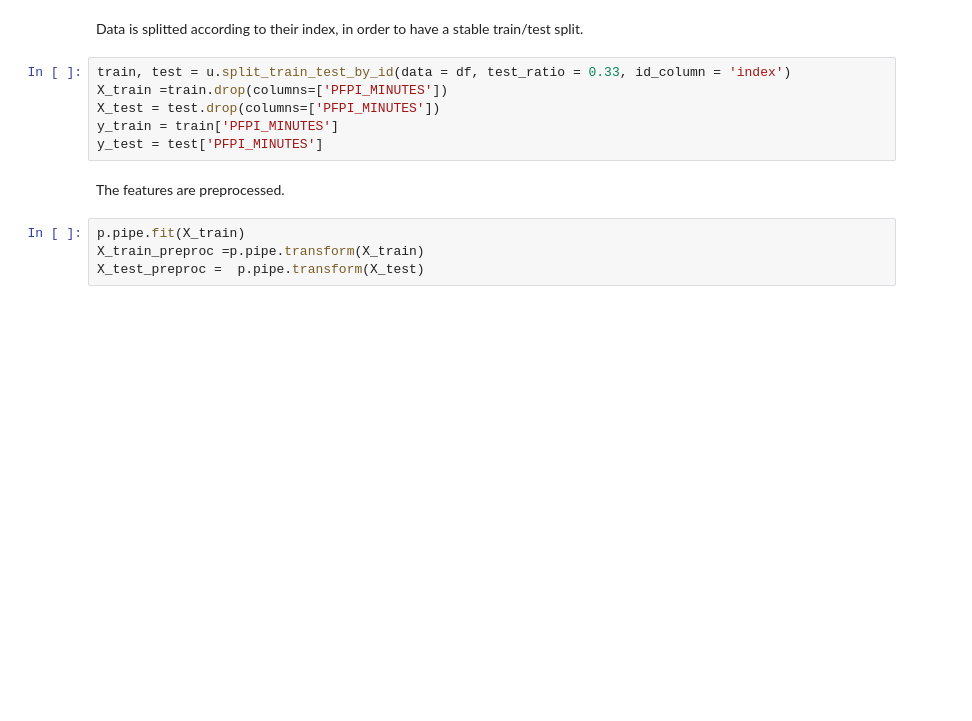
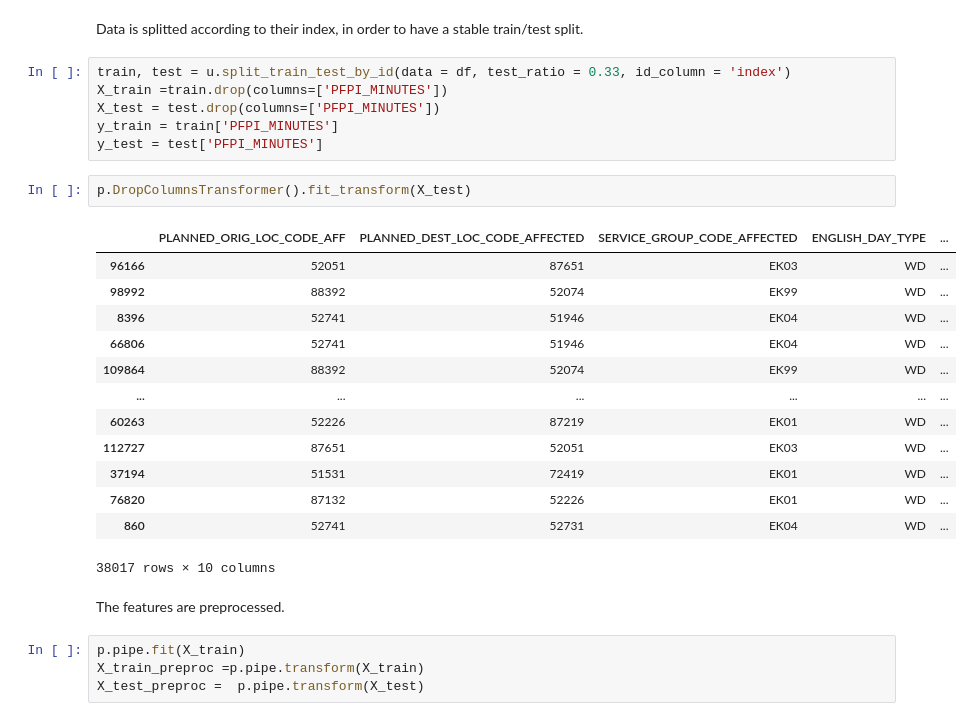
Before and after one commit to dramella/TrainDelays, a Jupyter notebook: Notebooks/Modeling.ipynb, the cells around one changed output. Saved outputs shown, nothing was run; the diff lists cells and outputs as text; blank space fills up the shorter version.

```diff
--- a/Notebooks/Modeling.ipynb
+++ b/Notebooks/Modeling.ipynb
@@ -58,6 +55,22 @@ X_train =train.drop(columns=['PFPI_MINUTES'])
 X_test = test.drop(columns=['PFPI_MINUTES'])
 y_train = train['PFPI_MINUTES']
 y_test = test['PFPI_MINUTES']
+# %%
+p.DropColumnsTransformer().fit_transform(X_test)
+# %% [output]
+|  | PLANNED_ORIG_LOC_CODE_AFF | PLANNED_DEST_LOC_CODE_AFFECTED | SERVICE_GROUP_CODE_AFFECTED | ENGLISH_DAY_TYPE | ... |
+| 96166 | 52051 | 87651 | EK03 | WD | ... |
+| 98992 | 88392 | 52074 | EK99 | WD | ... |
+| 8396 | 52741 | 51946 | EK04 | WD | ... |
+| 66806 | 52741 | 51946 | EK04 | WD | ... |
+| 109864 | 88392 | 52074 | EK99 | WD | ... |
+| ... | ... | ... | ... | ... | ... |
+| 60263 | 52226 | 87219 | EK01 | WD | ... |
+| 112727 | 87651 | 52051 | EK03 | WD | ... |
+| 37194 | 51531 | 72419 | EK01 | WD | ... |
+| 76820 | 87132 | 52226 | EK01 | WD | ... |
+| 860 | 52741 | 52731 | EK04 | WD | ... |
+38017 rows × 10 columns
 # %% [markdown]
 The features are preprocessed.
 # %%
```
Also changed, not shown: parts of 4 cells of this notebook, 8 other files.
